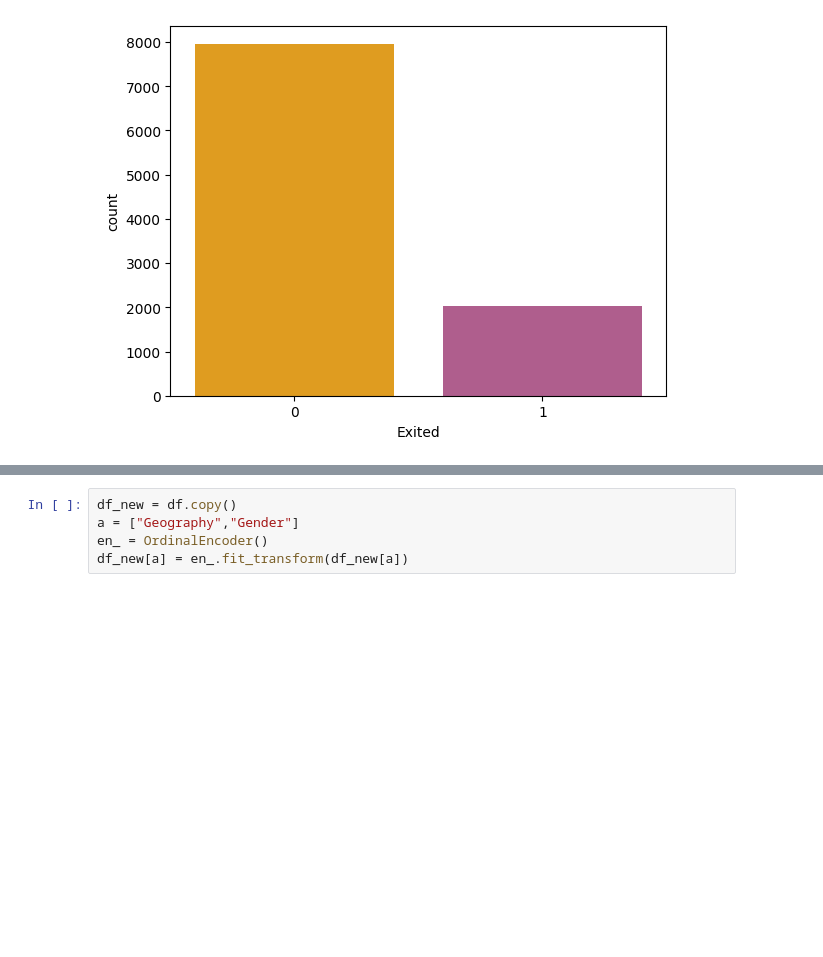
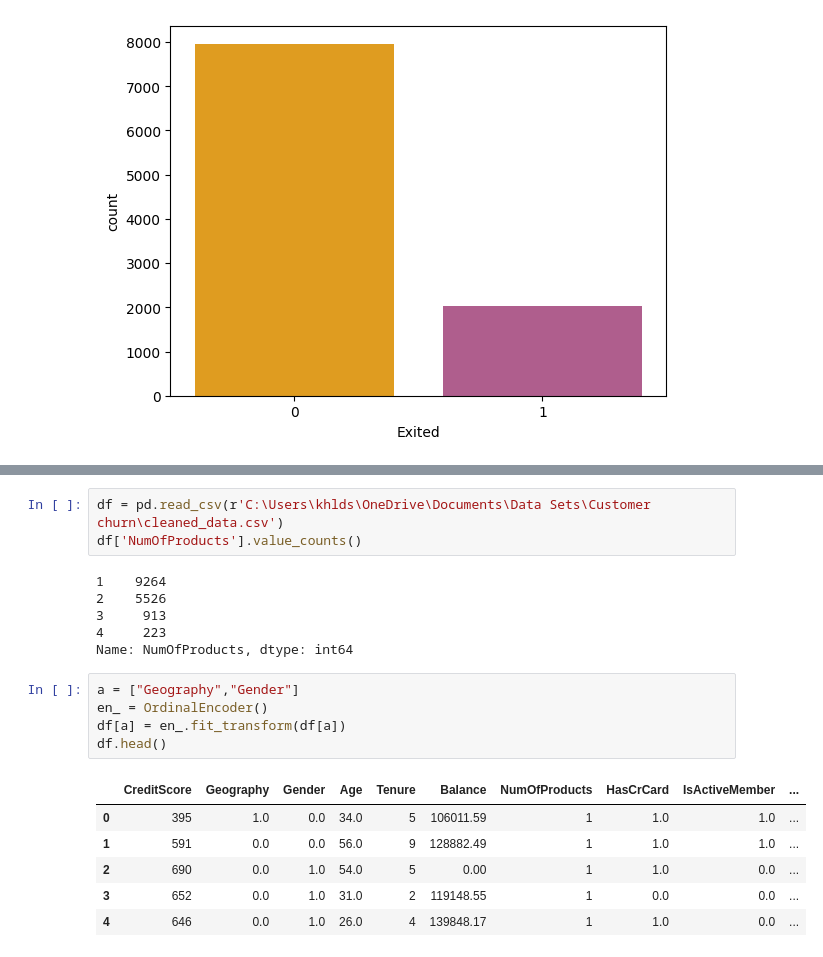
Before and after one commit to LAKSHITHA3/Customer-Churn-Prediction, a Jupyter notebook: Customer churn prediction.ipynb, the cells around one changed output, grey strips where cells are left out. Cells and saved outputs as stored; diff of their text form; blank space fills up the shorter version.

```diff
--- a/Customer churn prediction.ipynb
+++ b/Customer churn prediction.ipynb
@@ -126,7 +114,23 @@ print(df["Exited"].value_counts())
 Name: Exited, dtype: int64
 [figure]
+# %%
+df = pd.read_csv(r'C:\Users\khlds\OneDrive\Documents\Data Sets\Customer churn\cleaned_data.csv')
+df['NumOfProducts'].value_counts()
+# %% [output]
+1    9264
+2    5526
+3     913
+4     223
+Name: NumOfProducts, dtype: int64
 # %%
-df_new = df.copy()
 a = ["Geography","Gender"]
 en_ = OrdinalEncoder()
-df_new[a] = en_.fit_transform(df_new[a])
+df[a] = en_.fit_transform(df[a])
+df.head()
+# %% [output]
+|  | CreditScore | Geography | Gender | Age | Tenure | Balance | NumOfProducts | HasCrCard | IsActiveMember | ... |
+| 0 | 395 | 1.0 | 0.0 | 34.0 | 5 | 106011.59 | 1 | 1.0 | 1.0 | ... |
+| 1 | 591 | 0.0 | 0.0 | 56.0 | 9 | 128882.49 | 1 | 1.0 | 1.0 | ... |
+| 2 | 690 | 0.0 | 1.0 | 54.0 | 5 | 0.00 | 1 | 1.0 | 0.0 | ... |
+| 3 | 652 | 0.0 | 1.0 | 31.0 | 2 | 119148.55 | 1 | 0.0 | 0.0 | ... |
+| 4 | 646 | 0.0 | 1.0 | 26.0 | 4 | 139848.17 | 1 | 1.0 | 0.0 | ... |
```
Also changed, not shown: parts of 8 cells of this notebook, 1 other file.
